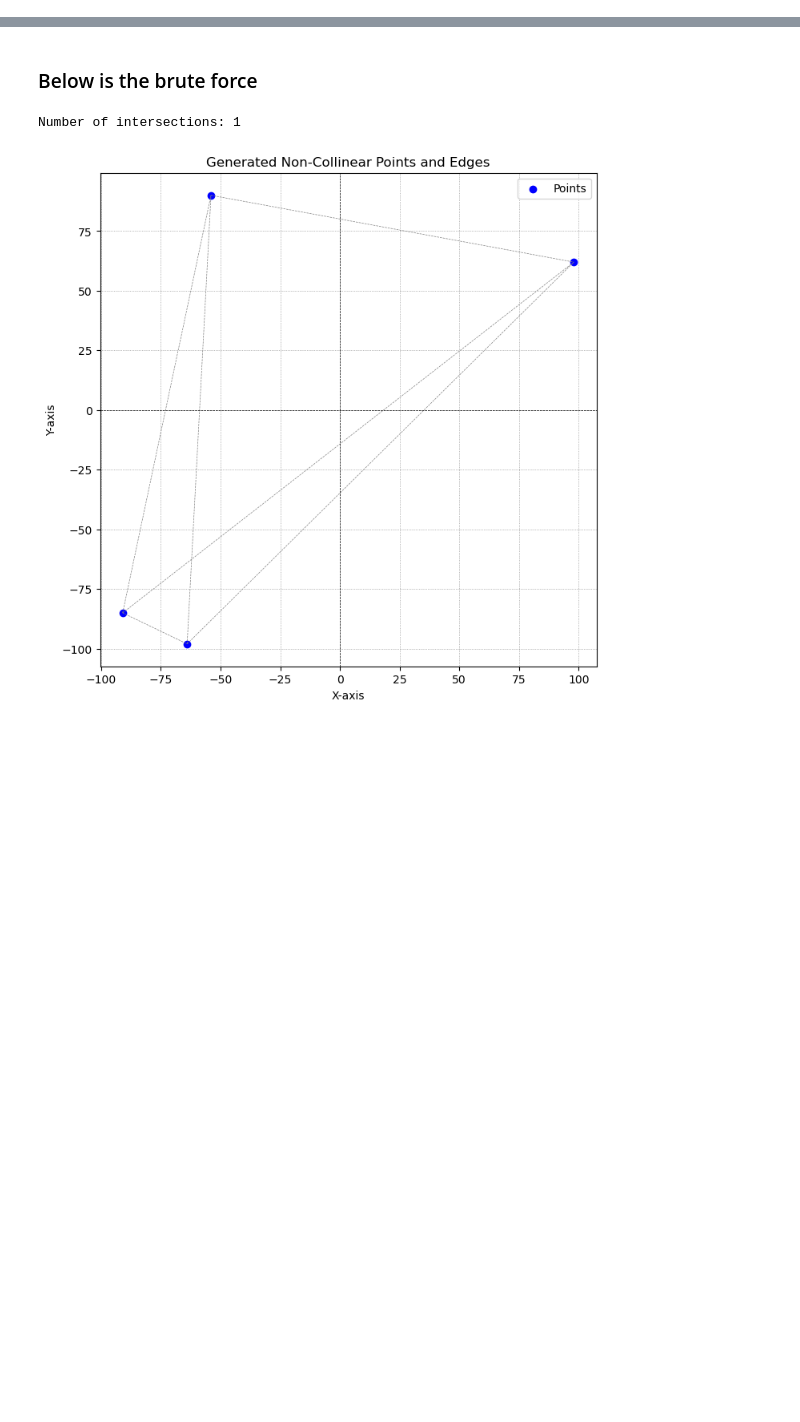
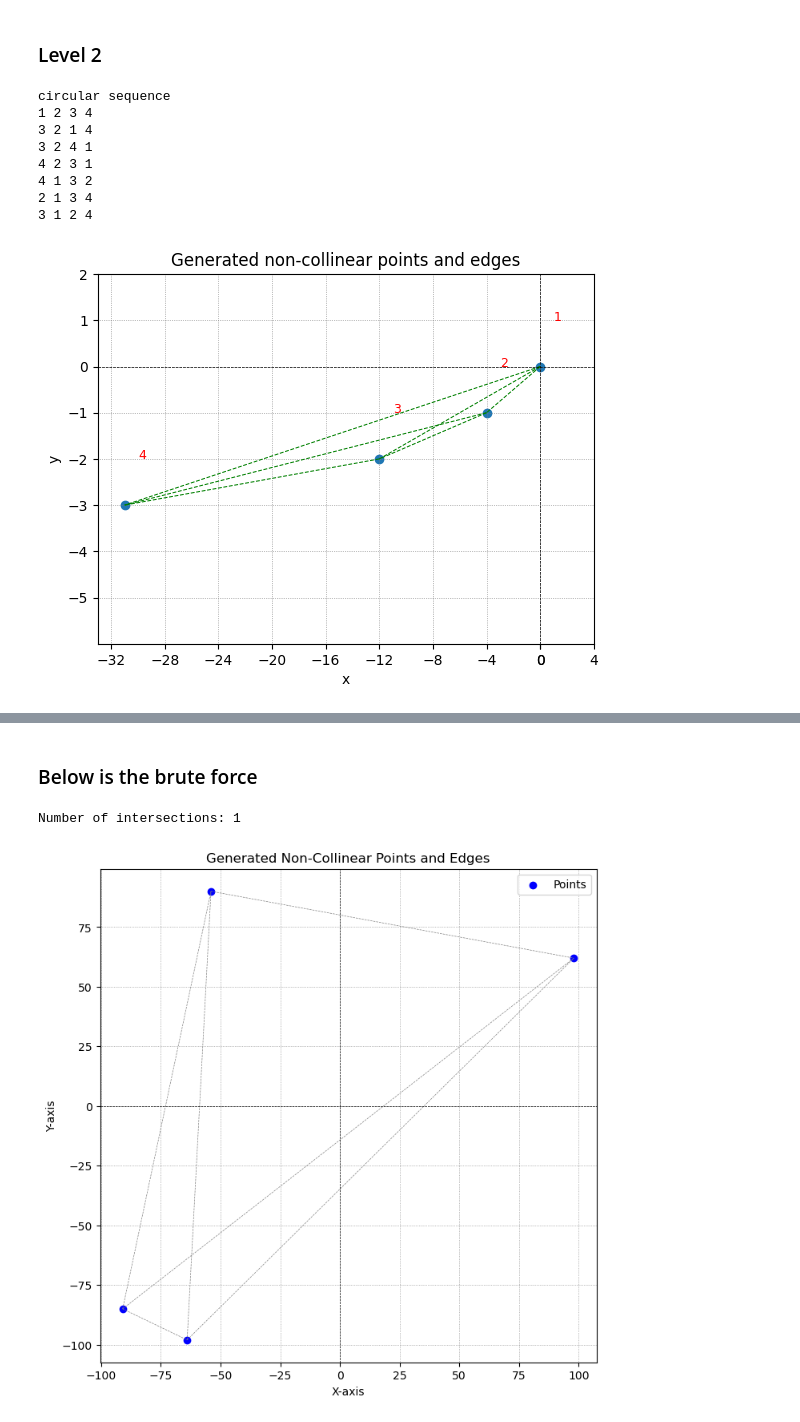
Before and after one commit to jadenzy/MATH165_Final, a Jupyter notebook: CrossingNumber.ipynb, the cells around one changed output, grey strips where cells are left out. Saved outputs shown, nothing was run; the diff lists cells and outputs as text; code cells hidden in the pictures; blank space fills up the shorter version.

```diff
--- a/CrossingNumber.ipynb
+++ b/CrossingNumber.ipynb
@@ -0,0 +126,67 @@
+# %% [markdown]
+### Level 2
+# %%
+def generate_points(n, swaps):
+  points = np.zeros((n, 2)) # store points
+  slopes = np.zeros((n, n)) # store slopes
+  for i in range(n):
+    points[i] = np.array([0, -i])
+  for ind, s in enumerate(swaps):
+    i, j = s[0] - 1, s[1] - 1
+    points[j:, 0] -= (j - i) * (ind + 1)
+    slopes[i, j], slopes[j, i] = ind + 1, ind + 1
+  return points, slopes
+
+n = 4
+circ = np.zeros((n * (n - 1) // 2 + 1, n))
+initial = list(np.arange(1, n + 1, 1))
+swaps = list(itertools.combinations(initial, 2))
+random.shuffle(swaps)
+circ, edg = generate_circular_sequence(initial, swaps)
+print_circular_sequence(n, circ)
+
+points, slopes = generate_points(n, swaps)
+min_coord = np.min(points)
+max_coord = np.max(points)
+step = 4
+ext = 2
+
+plt.scatter(points[:,0], points[:,1]) # plot points
+for ind, p in enumerate(points): # plot labels
+  plt.text(p[0] + 1, p[1] + 1, f"{ind+1}", color='red', fontsize=9)
+for e in itertools.combinations(points, 2): # plot edges
+  x1, y1 = e[0]
+  x2, y2 = e[1]
+  plt.plot([x1, x2], [y1, y2], color='green', linestyle='--', linewidth=0.75)
+
+# visuals
+plt.xlim(min_coord - ext, max_coord + ext)
+plt.ylim(-n - ext, -ext)
+ticks = np.concatenate((np.arange(0, min_coord - step - 1, -step), np.arange(0, max_coord + step + 1, step)))
+plt.xticks(ticks)
+plt.yticks(np.arange(ext, -n - ext, -1))
+plt.axhline(0, color='black', linewidth=0.5, linestyle='--')
+plt.axvline(0, color='black', linewidth=0.5, linestyle='--')
+plt.grid(color='gray', linestyle=':', linewidth=0.5)
+plt.title('Generated non-collinear points and edges')
+plt.xlabel('x')
+plt.ylabel('y')
+plt.show()
+
+print_points(points, min_coord, max_coord)
+
+initial, swaps = generate_initial_seq_and_swap_seq(points, slopes)
+circ, edg = generate_circular_sequence(initial, swaps)
+print("")
+print("# verify circular sequence")
+print_circular_sequence(n, circ)
+# %% [output]
+circular sequence
+1 2 3 4
+3 2 1 4
+3 2 4 1
+4 2 3 1
+4 1 3 2
+2 1 3 4
+3 1 2 4
+[figure, added]
```
Also changed, not shown: parts of 5 cells of this notebook.
